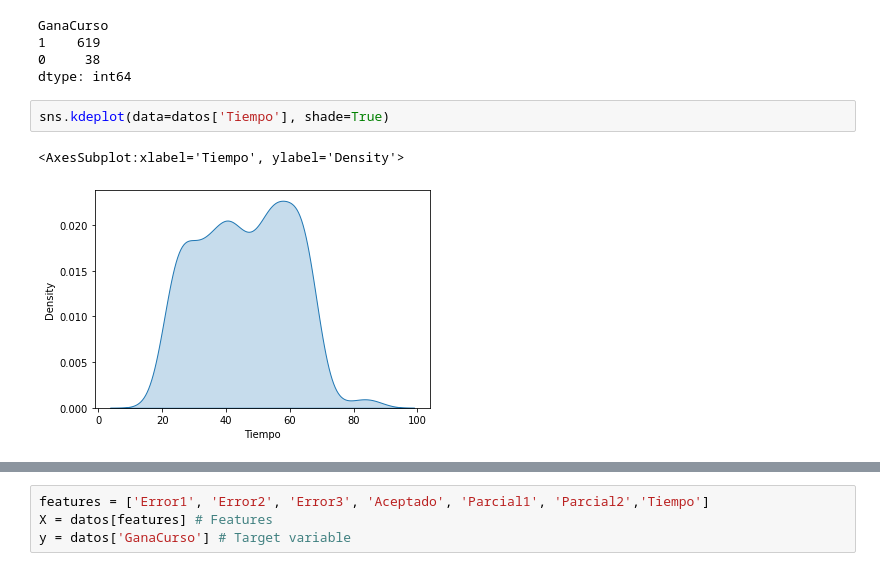
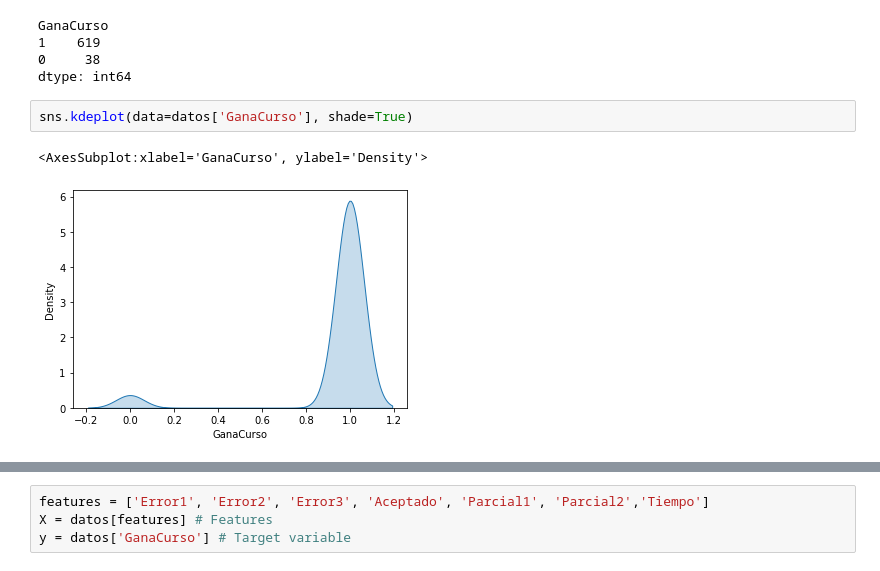
Before and after one commit to Marcela1396/analiticaUdenar, a Jupyter notebook: Modelos de Clasificacion/Arboles de decisión.ipynb, the cells around one changed output, grey strips where cells are left out. Saved outputs shown, nothing was run; the diff lists cells and outputs as text.

```diff
--- a/Modelos de Clasificacion/Arboles de decisión.ipynb
+++ b/Modelos de Clasificacion/Arboles de decisión.ipynb
@@ -85,7 +85,7 @@ GanaCurso
 0     38
 dtype: int64
 # %%
-sns.kdeplot(data=datos['Tiempo'], shade=True)
+sns.kdeplot(data=datos['GanaCurso'], shade=True)
 # %% [output]
-<AxesSubplot:xlabel='Tiempo', ylabel='Density'>
+<AxesSubplot:xlabel='GanaCurso', ylabel='Density'>
-[figure, old version]
+[figure, new version]
```
Also changed, not shown: parts of 11 cells of this notebook, 1 other file.
